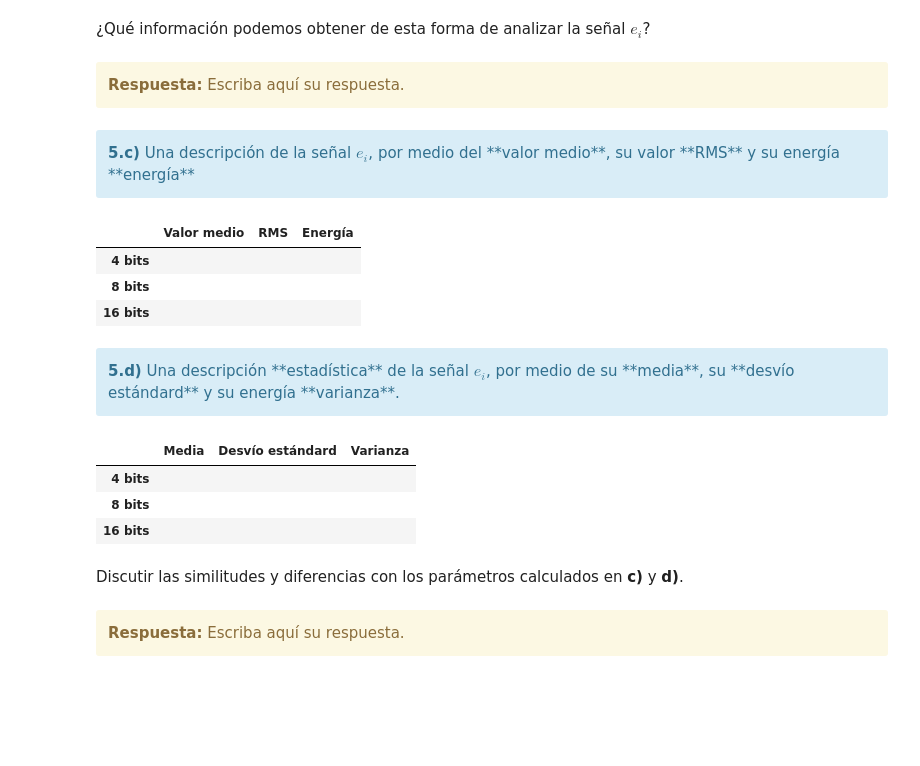
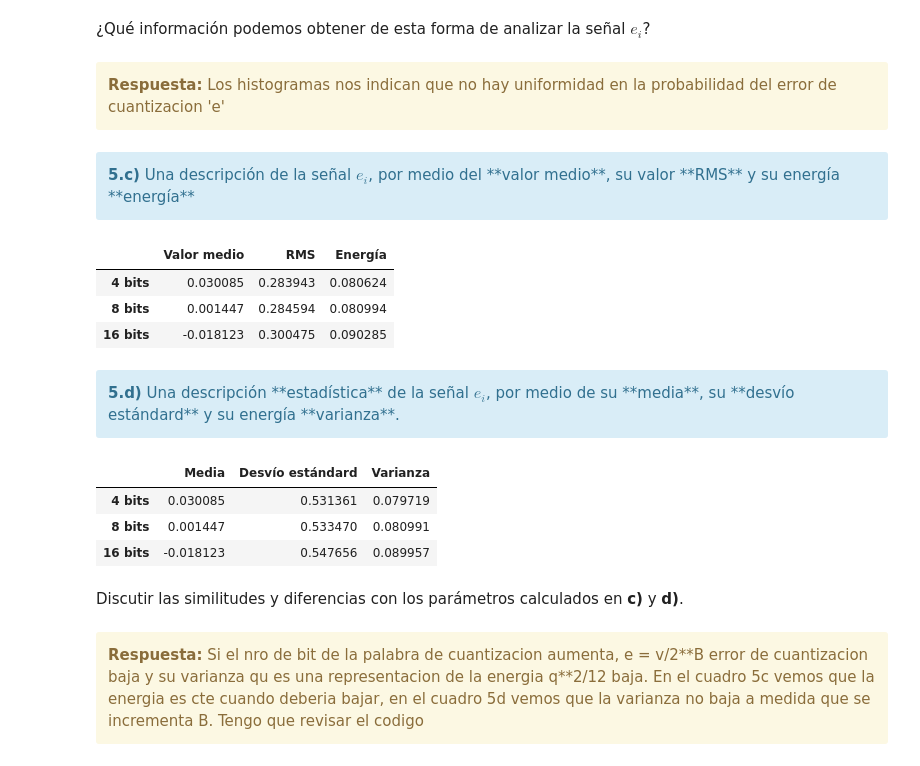
Before and after one commit to FabianVillada/PDS_TPs, a Jupyter notebook: TP1_Muestreo_Fourier.ipynb, the cells around one changed output. Cells and saved outputs as stored; diff of their text form; code cells hidden in the pictures; blank space fills up the shorter version.

```diff
--- a/TP1_Muestreo_Fourier.ipynb
+++ b/TP1_Muestreo_Fourier.ipynb
@@ -1679,0 +1757,11 @@ HTML(df.to_html())
+# %%
+#####################################
+# Tu simulación que genere gráficas #
+#####################################
+for i in np.arange(3):
+    fig1, ax1 =  plt.subplots()
+    plt.hist(e_list[i], bins=10, label='%i bits' %(2**(i+1)))
+    ax1.set_title('Histograma $e_q$(%i bits)' %(2**(i+1)), fontsize = 'xx-large')
+    ax1.set_ylabel('Ocurrencias')
+    ax1.set_xlabel('Valor e')
+    ax1.legend(loc='upper right')
@@ -1681,7 +1773,7 @@ HTML(df.to_html())
 ¿Qué información podemos obtener de esta forma de analizar la señal $e_i$?
 # %% [markdown]
 <div class="alert alert-block alert-warning">
-<b>Respuesta:</b> Escriba aquí su respuesta.
+<b>Respuesta:</b> Los histogramas  nos indican que no hay uniformidad en la probabilidad  del error de cuantizacion 'e'
 </div>
 # %% [markdown]
 <div class="alert alert-block alert-info">
@@ -1690,25 +1782,29 @@ HTML(df.to_html())
 # %%
 #######################################
 # Tu simulación que genere resultados #
 #######################################
 
 tus_resultados = [
-                   ['', '', ''], # <-- completar acá
-                   ['', '', ''], # <-- completar acá
-                   ['', '', ''], # <-- completar acá
+                   #['', '', ''], # <-- completar acá
+                   #['', '', ''], # <-- completar acá
+                   #['', '', ''], # <-- completar acá
                  ]
+
+for i in np.arange(3):
+    tus_resultados.append([np.mean(e_list[i]), np.sqrt(np.mean(e_list[i]**2)), np.mean(e_list[i]**2)])
+
 df = DataFrame(tus_resultados, columns=['Valor medio', 'RMS', 'Energía'],
                index=[
                       '4 bits',
                       '8 bits',
                       '16 bits'
                       ])
 HTML(df.to_html())
 # %% [output]
 |  | Valor medio | RMS | Energía |
-| 4 bits |  |  |  |
-| 8 bits |  |  |  |
-| 16 bits |  |  |  |
+| 4 bits | 0.030085 | 0.283943 | 0.080624 |
+| 8 bits | 0.001447 | 0.284594 | 0.080994 |
+| 16 bits | -0.018123 | 0.300475 | 0.090285 |
 # %% [markdown]
 <div class="alert alert-block alert-info">
 <b>5.d)</b> Una descripción **estadística** de la señal $e_i$, por medio de su **media**, su **desvío estándard** y su energía **varianza**.
@@ -1717,12 +1813,15 @@ HTML(df.to_html())
 #######################################
 # Tu simulación que genere resultados #
 #######################################
+tus_resultados = [
+                   #['', '', ''], # <-- completar acá
+                   #['', '', ''], # <-- completar acá
+                   #['', '', ''], # <-- completar acá
+                 ]
 
-tus_resultados = [
-                   ['', '', ''], # <-- completar acá
-                   ['', '', ''], # <-- completar acá
-                   ['', '', ''], # <-- completar acá
-                 ]
+for i in np.arange(3):
+    tus_resultados.append([np.mean(e_list[i]), np.sqrt(np.std(e_list[i])), np.var(e_list[i])])
+
 df = DataFrame(tus_resultados, columns=['Media', 'Desvío estándard', 'Varianza'],
                index=[
                       '4 bits',
@@ -1732,12 +1831,12 @@ df = DataFrame(tus_resultados, columns=['Media', 'Desvío estándard', 'Varianza
 HTML(df.to_html())
 # %% [output]
 |  | Media | Desvío estándard | Varianza |
-| 4 bits |  |  |  |
-| 8 bits |  |  |  |
-| 16 bits |  |  |  |
+| 4 bits | 0.030085 | 0.531361 | 0.079719 |
+| 8 bits | 0.001447 | 0.533470 | 0.080991 |
+| 16 bits | -0.018123 | 0.547656 | 0.089957 |
 # %% [markdown]
 Discutir las similitudes y diferencias con los parámetros calculados en **c)** y **d)**.
-# %% [markdown]
-<div class="alert alert-block alert-warning">
-<b>Respuesta:</b> Escriba aquí su respuesta.
-</div>
+# %% [markdown]
+<div class="alert alert-block alert-warning">
+<b>Respuesta:</b> Si el nro de bit de la palabra de cuantizacion aumenta, e = v/2**B error de cuantizacion baja y su varianza qu es una representacion de la energia q**2/12 baja. En el cuadro 5c vemos que la energia es cte cuando deberia bajar, en el cuadro 5d vemos que la varianza no baja a medida que se incrementa B. Tengo que revisar el codigo
+</div>
```
Also changed, not shown: parts of 8 cells of this notebook.
